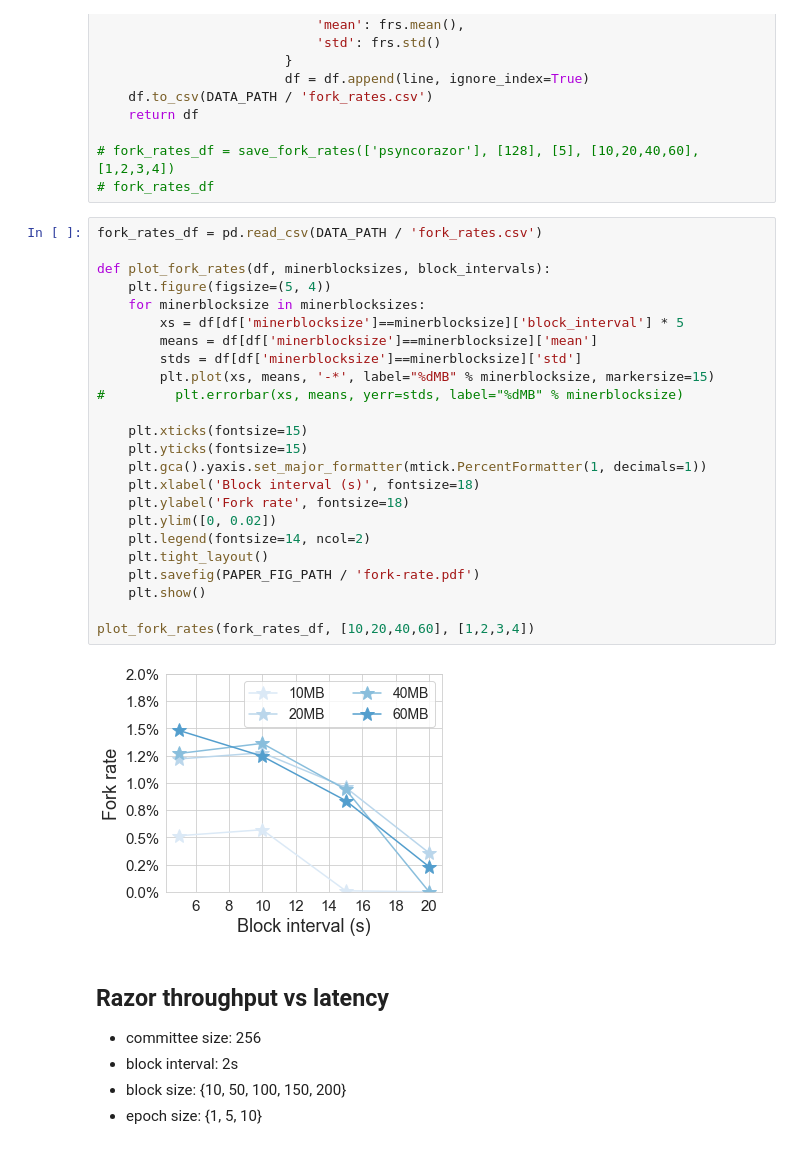
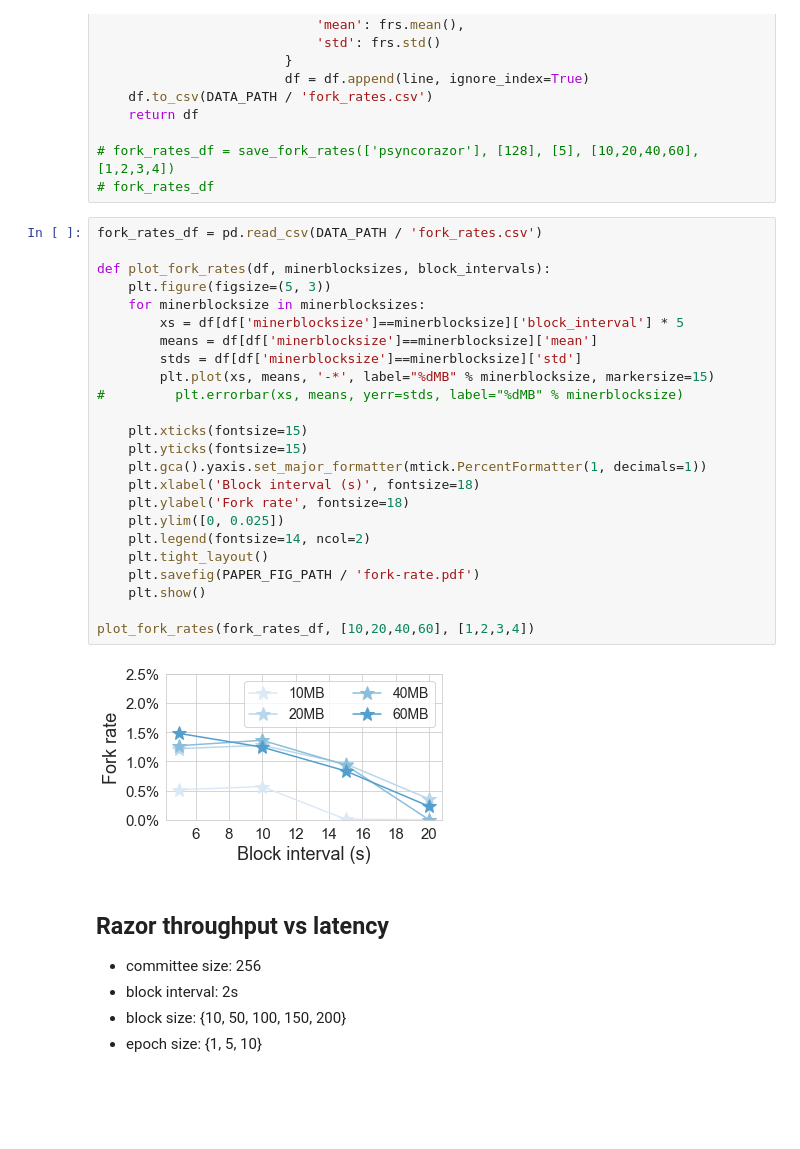
Before and after one commit to SebastianElvis/ebft, a Jupyter notebook: evaluation/analysis.ipynb, the cells around one changed output. Cells and saved outputs as stored; diff of their text form; blank space fills up the shorter version.

```diff
--- a/evaluation/analysis.ipynb
+++ b/evaluation/analysis.ipynb
@@ -382,29 +406,29 @@ def save_fork_rates(extensions, committee_sizes, latencies, minerblocksizes, blo
 # %%
 fork_rates_df = pd.read_csv(DATA_PATH / 'fork_rates.csv')
 
 def plot_fork_rates(df, minerblocksizes, block_intervals):
-    plt.figure(figsize=(5, 4))
+    plt.figure(figsize=(5, 3))
     for minerblocksize in minerblocksizes:
         xs = df[df['minerblocksize']==minerblocksize]['block_interval'] * 5
         means = df[df['minerblocksize']==minerblocksize]['mean']
         stds = df[df['minerblocksize']==minerblocksize]['std']
         plt.plot(xs, means, '-*', label="%dMB" % minerblocksize, markersize=15)
 #         plt.errorbar(xs, means, yerr=stds, label="%dMB" % minerblocksize)
 
     plt.xticks(fontsize=15)
     plt.yticks(fontsize=15)
     plt.gca().yaxis.set_major_formatter(mtick.PercentFormatter(1, decimals=1))
     plt.xlabel('Block interval (s)', fontsize=18)
     plt.ylabel('Fork rate', fontsize=18)
-    plt.ylim([0, 0.02])
+    plt.ylim([0, 0.025])
     plt.legend(fontsize=14, ncol=2)
     plt.tight_layout()
     plt.savefig(PAPER_FIG_PATH / 'fork-rate.pdf')
     plt.show()
 
 plot_fork_rates(fork_rates_df, [10,20,40,60], [1,2,3,4])
 # %% [output]
-[figure, old version]
+[figure, new version]
 # %% [markdown]
 ## Razor throughput vs latency
 
```
Also changed, not shown: parts of 6 cells of this notebook, 5 other files.
